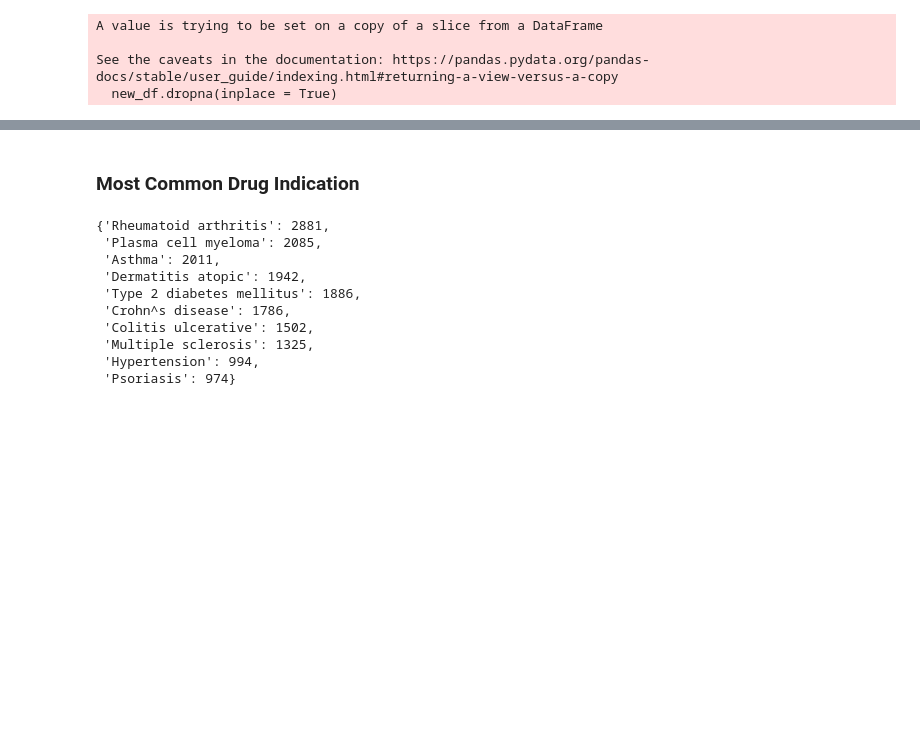
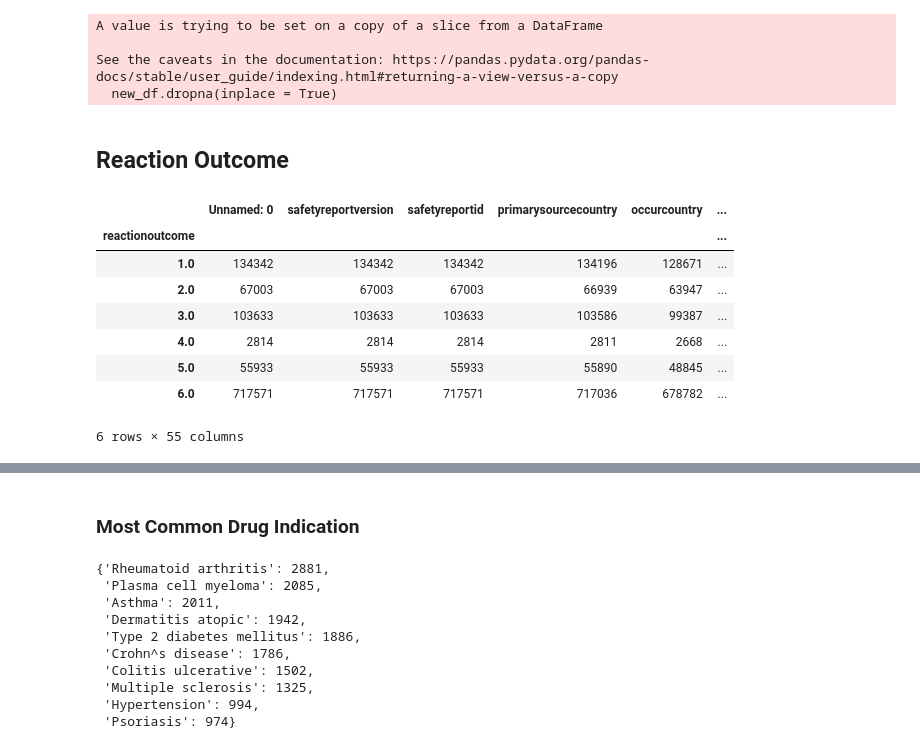
Before and after one commit to akshayparate123/Analysis-of-Adverse-Drug-Effects-Using-Big-Data-and-Cloud-Computing, a Jupyter notebook: Visuals.ipynb, the cells around one changed output, grey strips where cells are left out. Cells and saved outputs as stored; diff of their text form; code cells hidden in the pictures; blank space fills up the shorter version.

```diff
--- a/Visuals.ipynb
+++ b/Visuals.ipynb
@@ -126,3 +126,17 @@ A value is trying to be set on a copy of a slice from a DataFrame
 
 See the caveats in the documentation: https://pandas.pydata.org/pandas-docs/stable/user_guide/indexing.html#returning-a-view-versus-a-copy
   new_df.dropna(inplace = True)
+# %% [markdown]
+## Reaction Outcome
+# %%
+df.groupby("reactionoutcome").count()
+# %% [output]
+|  | Unnamed: 0 | safetyreportversion | safetyreportid | primarysourcecountry | occurcountry | ... |
+| reactionoutcome |  |  |  |  |  | ... |
+| 1.0 | 134342 | 134342 | 134342 | 134196 | 128671 | ... |
+| 2.0 | 67003 | 67003 | 67003 | 66939 | 63947 | ... |
+| 3.0 | 103633 | 103633 | 103633 | 103586 | 99387 | ... |
+| 4.0 | 2814 | 2814 | 2814 | 2811 | 2668 | ... |
+| 5.0 | 55933 | 55933 | 55933 | 55890 | 48845 | ... |
+| 6.0 | 717571 | 717571 | 717571 | 717036 | 678782 | ... |
+6 rows × 55 columns
```
Also changed, not shown: parts of 11 cells of this notebook, 4 other files.
